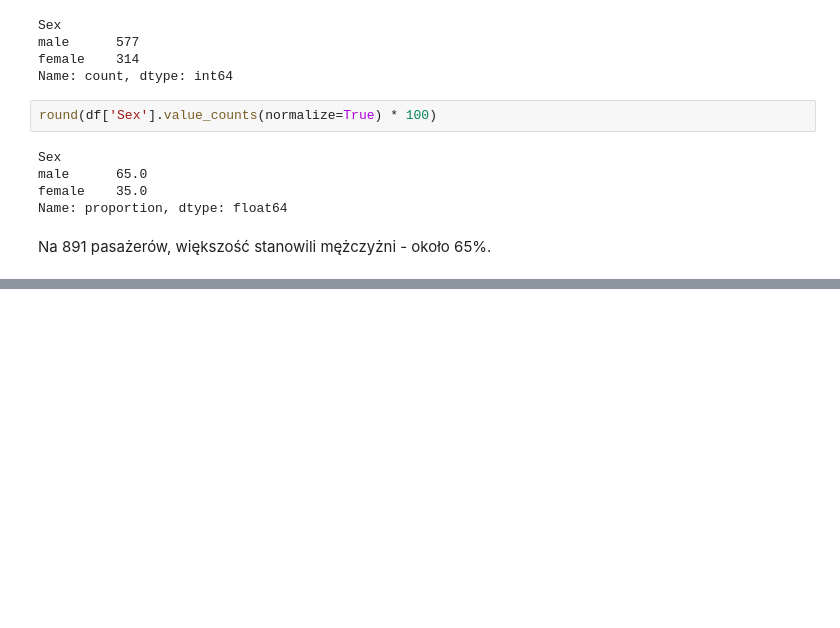
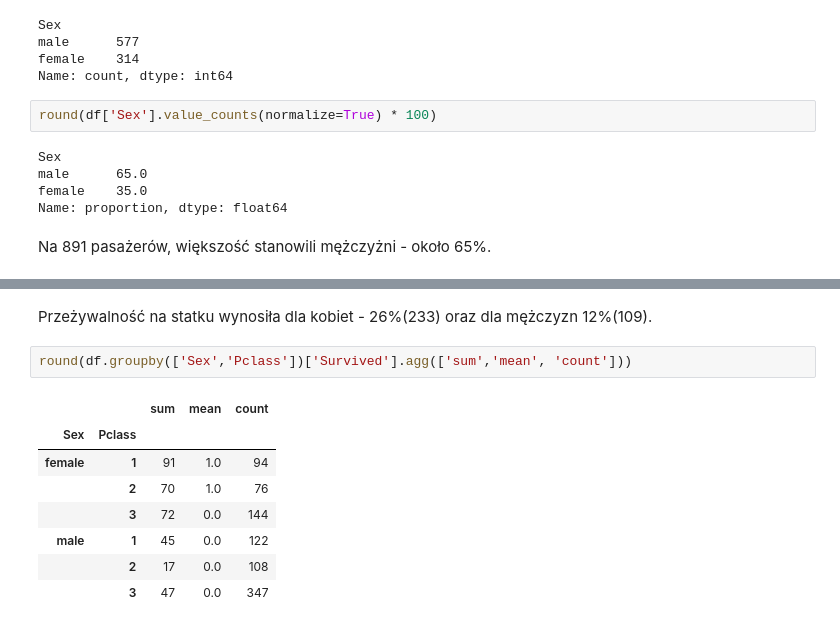
Before and after one commit to AdrianSchmidt96/mini-projects-adrian, a Jupyter notebook: 01/1.1/1_2.ipynb, the cells around one changed output, grey strips where cells are left out. Saved outputs shown, nothing was run; the diff lists cells and outputs as text; blank space fills up the shorter version.

```diff
--- a/01/1.1/1_2.ipynb
+++ b/01/1.1/1_2.ipynb
@@ -126,0 +156,13 @@ Na 891 pasażerów, większość stanowili mężczyżni - około 65%.
+# %% [markdown]
+Przeżywalność na statku wynosiła dla kobiet - 26%(233) oraz dla mężczyzn 12%(109).
+# %%
+round(df.groupby(['Sex','Pclass'])['Survived'].agg(['sum','mean', 'count']))
+# %% [output]
+|  |  | sum | mean | count |
+| Sex | Pclass |  |  |  |
+| female | 1 | 91 | 1.0 | 94 |
+|  | 2 | 70 | 1.0 | 76 |
+|  | 3 | 72 | 0.0 | 144 |
+| male | 1 | 45 | 0.0 | 122 |
+|  | 2 | 17 | 0.0 | 108 |
+|  | 3 | 47 | 0.0 | 347 |
```
Also changed, not shown: parts of 9 cells of this notebook.
